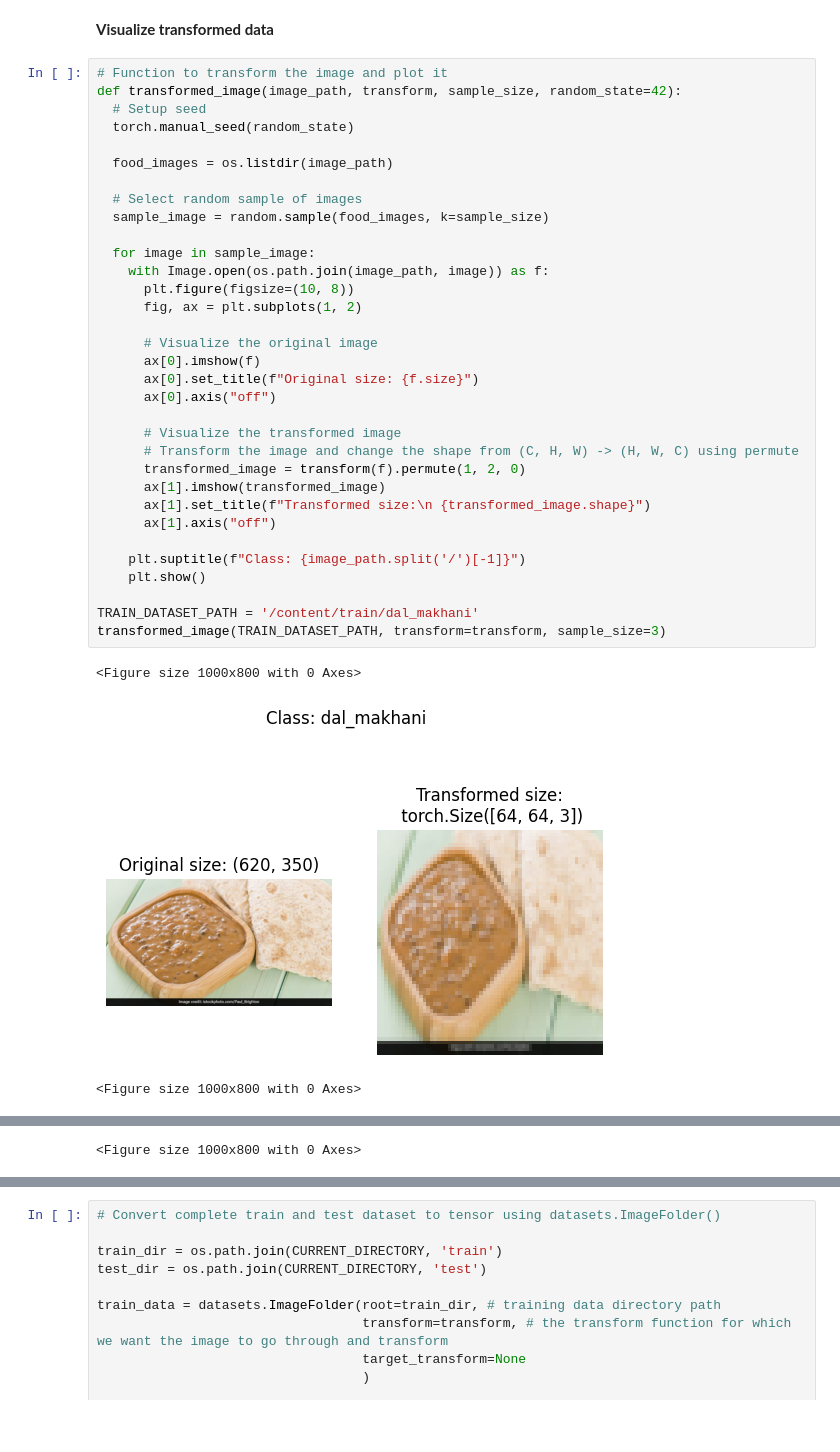
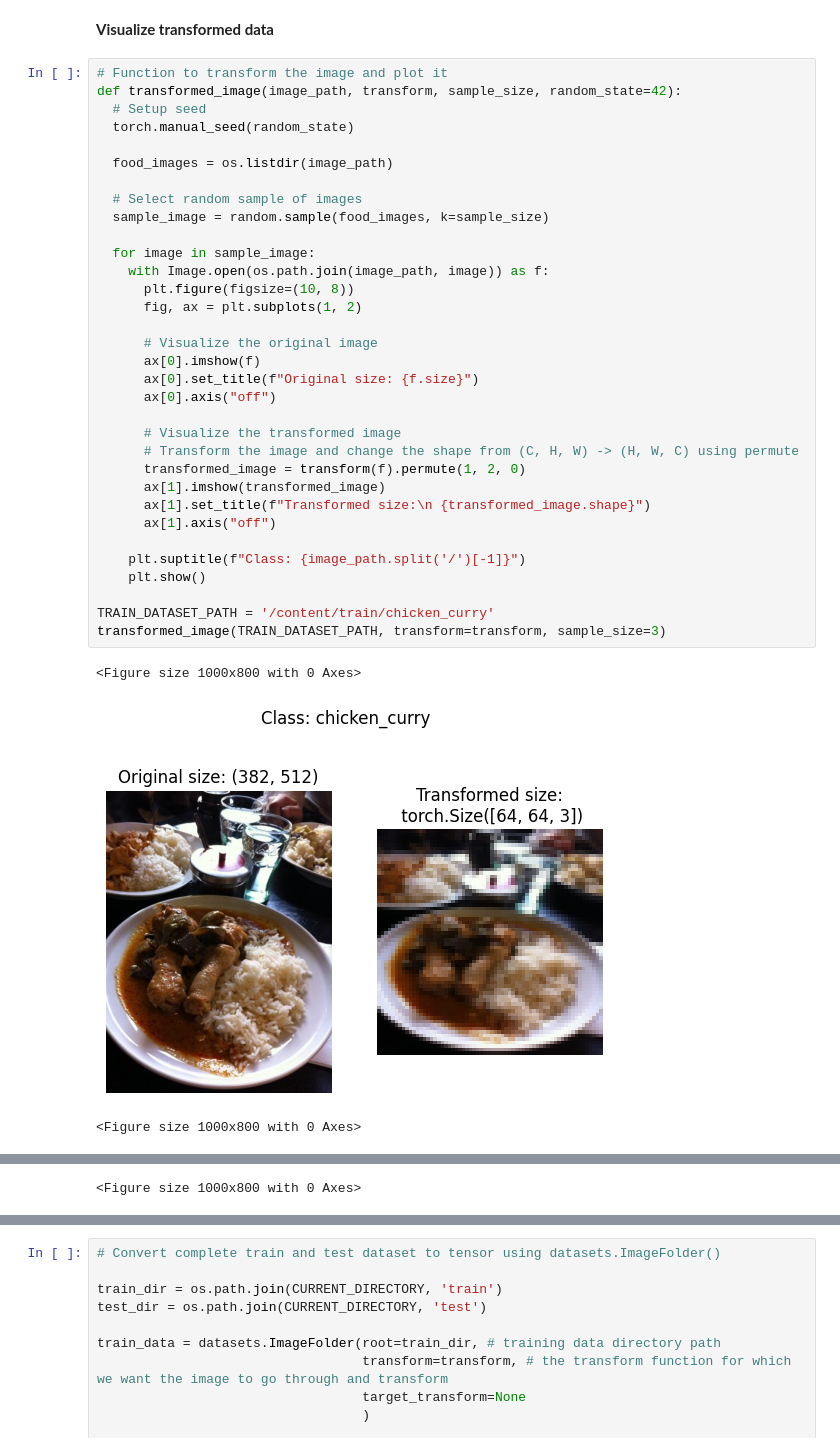
Before and after one commit to DarshanDinni/learn_pytorch, a Jupyter notebook: 03_Computer_vision_custom_dataset.ipynb, the cells around one changed output, grey strips where cells are left out. Saved outputs shown, nothing was run; the diff lists cells and outputs as text; blank space fills up the shorter version.

```diff
--- a/03_Computer_vision_custom_dataset.ipynb
+++ b/03_Computer_vision_custom_dataset.ipynb
@@ -181,33 +202,33 @@ def transformed_image(image_path, transform, sample_size, random_state=42):
   torch.manual_seed(random_state)
 
   food_images = os.listdir(image_path)
 
   # Select random sample of images
   sample_image = random.sample(food_images, k=sample_size)
 
   for image in sample_image:
     with Image.open(os.path.join(image_path, image)) as f:
       plt.figure(figsize=(10, 8))
       fig, ax = plt.subplots(1, 2)
 
       # Visualize the original image
       ax[0].imshow(f)
       ax[0].set_title(f"Original size: {f.size}")
       ax[0].axis("off")
 
       # Visualize the transformed image
       # Transform the image and change the shape from (C, H, W) -> (H, W, C) using permute
       transformed_image = transform(f).permute(1, 2, 0)
       ax[1].imshow(transformed_image)
       ax[1].set_title(f"Transformed size:\n {transformed_image.shape}")
       ax[1].axis("off")
 
     plt.suptitle(f"Class: {image_path.split('/')[-1]}")
     plt.show()
 
-TRAIN_DATASET_PATH = '/content/train/dal_makhani'
+TRAIN_DATASET_PATH = '/content/train/chicken_curry'
 transformed_image(TRAIN_DATASET_PATH, transform=transform, sample_size=3)
 # %% [output]
 <Figure size 1000x800 with 0 Axes>
-[figure, old version]
+[figure, new version]
 <Figure size 1000x800 with 0 Axes>
```
Also changed, not shown: parts of 16 cells of this notebook.
